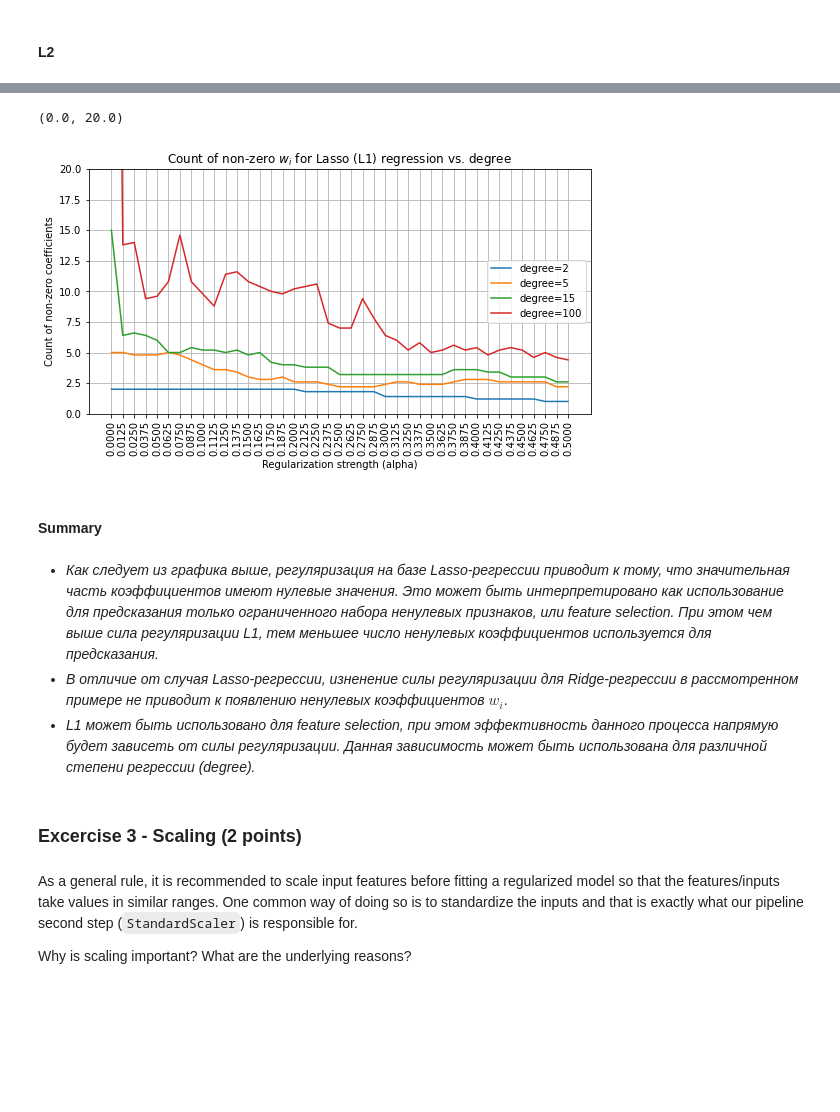
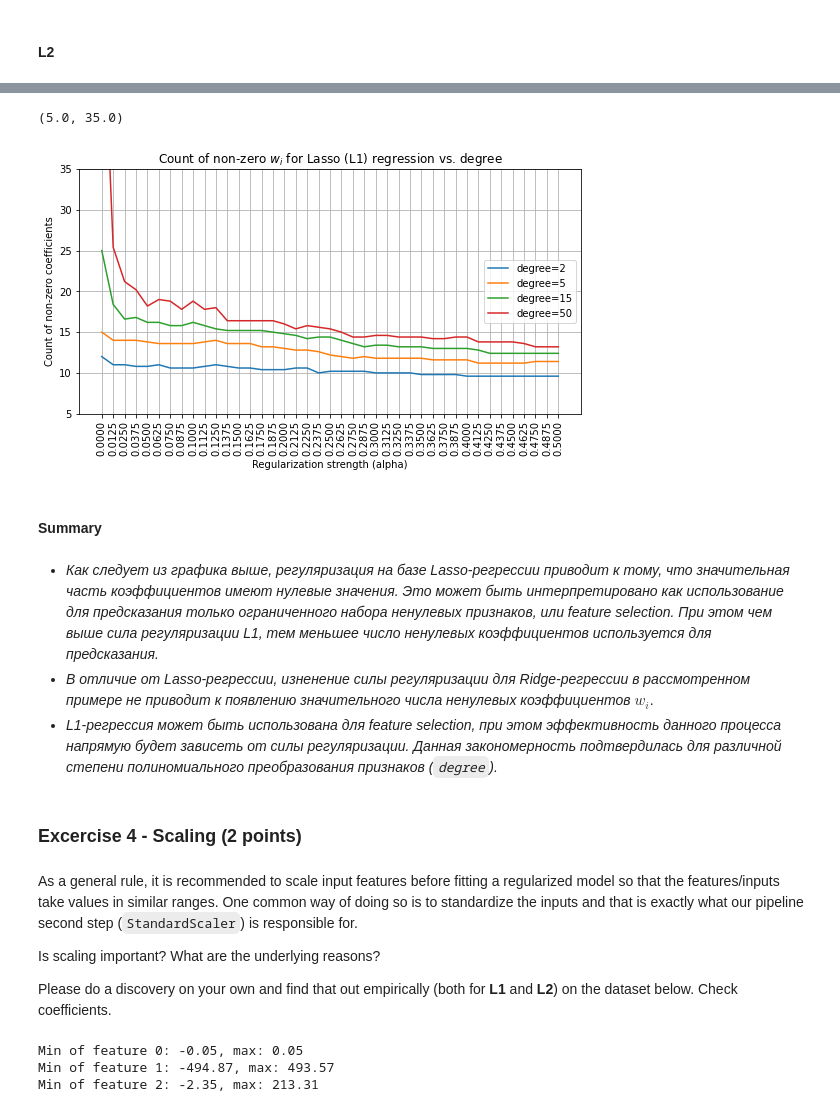
Before and after one commit to aslamovyura/ml-python, a Jupyter notebook: 4_overfitting_regularization/overfitting_regularization.ipynb, the cells around one changed output, grey strips where cells are left out. Saved outputs shown, nothing was run; the diff lists cells and outputs as text; code cells hidden in the pictures; blank space fills up the shorter version.

```diff
--- a/4_overfitting_regularization/overfitting_regularization.ipynb
+++ b/4_overfitting_regularization/overfitting_regularization.ipynb
@@ -358,11 +484,10 @@ plot_fitting_graph(ALPHAS, rmse_train_l1, rmse_valid_l1,
 # %% [markdown]
 #### L2
 # %%
-## your code
 rmse_train_l2, rmse_valid_l2, avg_coef_l2 = [], [], []
 for alpha in ALPHAS:
-    results_l2 = cross_validate(make_model(degree=15, penalty='L2', alpha=alpha),
-                             X, y, cv=5,
+    results_l2 = cross_validate(make_model(degree=1, penalty='L2', alpha=alpha),
+                             X_diabetes_poly, y_diabetes, cv=5,
                              return_train_score=True, return_estimator=True,
                              scoring='neg_root_mean_squared_error')
     rmse_train_l2.append(-np.mean(results_l2['train_score']))
@@ -391,22 +518,20 @@ Please do a discovery on your own and find that out empirically (both for **L1**
 # %% [markdown]
 #### L1
 # %%
-## your code
 nonzero_count_l1 = []
 for alpha in ALPHAS:
-    results_l1 = cross_validate(make_model(degree=15, penalty='L1', alpha=alpha),
-                             X, y, cv=5,
+    results_l1 = cross_validate(make_model(degree=1, penalty='L1', alpha=alpha),
+                             X_diabetes_poly, y_diabetes, cv=5,
                              return_train_score=True, return_estimator=True,
                              scoring='neg_root_mean_squared_error')
     nonzero_count_l1.append(np.mean([np.sum(model['reg'].coef_ != 0) for model in results_l1['estimator']]))
 # %% [markdown]
 #### L2
 # %%
-## your code
 nonzero_count_l2 = []
 for alpha in ALPHAS:
-    results = cross_validate(make_model(degree=15, penalty='L2', alpha=alpha),
-                             X, y, cv=5,
+    results = cross_validate(make_model(degree=1, penalty='L2', alpha=alpha),
+                             X_diabetes_poly, y_diabetes, cv=5,
                              return_train_score=True, return_estimator=True,
                              scoring='neg_root_mean_squared_error')
     nonzero_count_l2.append(np.mean([np.sum(model['reg'].coef_ != 0) for model in results['estimator']]))
@@ -426,52 +551,84 @@ plt.legend(loc='center right')
 # %%
 nonzero_count_l1_2 = []
 nonzero_count_l1_5 = []
-nonzero_count_l1_100 = []
+nonzero_count_l1_50 = []
+
+X_diabetes_poly_2 = get_partially_PolynomialFeatures(X_diabetes, 2, first_col_num);
+X_diabetes_poly_5 = get_partially_PolynomialFeatures(X_diabetes, 5, first_col_num);
+X_diabetes_poly_50 = get_partially_PolynomialFeatures(X_diabetes, 50, first_col_num);
 
 for alpha in ALPHAS:
-    results_2 = cross_validate(make_model(degree=2, penalty='L1', alpha=alpha),
-                             X, y, cv=5,
+    results_2 = cross_validate(make_model(degree=1, penalty='L1', alpha=alpha),
+                             X_diabetes_poly_2, y_diabetes, cv=5,
                              return_train_score=True, return_estimator=True,
                              scoring='neg_root_mean_squared_error')
     nonzero_count_l1_2.append(np.mean([np.sum(model['reg'].coef_ != 0) for model in results_2['estimator']]))
 
-    results_5 = cross_validate(make_model(degree=5, penalty='L1', alpha=alpha),
-                             X, y, cv=5,
+    results_5 = cross_validate(make_model(degree=1, penalty='L1', alpha=alpha),
+                             X_diabetes_poly_5, y_diabetes, cv=5,
                              return_train_score=True, return_estimator=True,
                              scoring='neg_root_mean_squared_error')
     nonzero_count_l1_5.append(np.mean([np.sum(model['reg'].coef_ != 0) for model in results_5['estimator']]))
 
-    results_100 = cross_validate(make_model(degree=100, penalty='L1', alpha=alpha),
-                             X, y, cv=5,
+    results_50 = cross_validate(make_model(degree=1, penalty='L1', alpha=alpha),
+                             X_diabetes_poly_50, y_diabetes, cv=5,
                              return_train_score=True, return_estimator=True,
                              scoring='neg_root_mean_squared_error')
-    nonzero_count_l1_100.append(np.mean([np.sum(model['reg'].coef_ != 0) for model in results_100['estimator']]))
+    nonzero_count_l1_50.append(np.mean([np.sum(model['reg'].coef_ != 0) for model in results_50['estimator']]))
 # %%
 plt.figure(figsize=(9, 4.5))
 plt.plot(ALPHAS, nonzero_count_l1_2, label='degree=2')
 plt.plot(ALPHAS, nonzero_count_l1_5, label='degree=5')
 plt.plot(ALPHAS, nonzero_count_l1, label='degree=15')
-plt.plot(ALPHAS, nonzero_count_l1_100, label='degree=100')
+plt.plot(ALPHAS, nonzero_count_l1_50, label='degree=50')
 
 plt.title('Count of non-zero $w_i$ for Lasso (L1) regression vs. degree')
 plt.xlabel('Regularization strength (alpha)')
 plt.ylabel('Count of non-zero coefficients')
 plt.grid(True)
 plt.xticks(ALPHAS, rotation='vertical')
 plt.legend(loc='center right')
-plt.ylim(0, 20)
+plt.ylim(5, 35)
 # %% [output]
-(0.0, 20.0)
+(5.0, 35.0)
-[figure, old version]
+[figure, new version]
 # %% [markdown]
 #### Summary
 # %% [markdown]
 - *Как следует из графика выше, регуляризация на базе Lasso-регрессии приводит к тому, что значительная часть коэффициентов имеют нулевые значения. Это может быть интерпретировано как использование для предсказания только ограниченного набора ненулевых признаков, или feature selection. При этом чем выше сила регуляризации L1, тем меньшее число ненулевых коэффициентов используется для предсказания.*
-- *В отличие от случая Lasso-регрессии, изненение силы регуляризации для Ridge-регрессии в рассмотренном примере не приводит к появлению ненулевых коэффициентов $w_i$*.
-- *L1 может быть использовано для feature selection, при этом эффективность данного процесса напрямую будет зависеть от силы регуляризации. Данная зависимость может быть использована для различной степени регрессии (degree).*
+- *В отличие от Lasso-регрессии, изненение силы регуляризации для Ridge-регрессии в рассмотренном примере не приводит к появлению значительного числа ненулевых коэффициентов $w_i$*.
+- *L1-регрессия может быть использована для feature selection, при этом эффективность данного процесса напрямую будет зависеть от силы регуляризации. Данная закономерность подтвердилась для различной степени полиномиального преобразования признаков (`degree`).*
 # %% [markdown]
-### Excercise 3 - Scaling (2 points)
+### Excercise 4 - Scaling (2 points)
 # %% [markdown]
 As a general rule, it is recommended to scale input features before fitting a regularized model so that the features/inputs take values in similar ranges. One common way of doing so is to standardize the inputs and that is exactly what our pipeline  second step (`StandardScaler`) is responsible for.
 
-Why is scaling important? What are the underlying reasons?
+Is scaling important? What are the underlying reasons?
+
+Please do a discovery on your own and find that out empirically (both for **L1** and **L2**) on the dataset below. Check coefficients.
+# %%
+def target_function_hw(x):
+    return 2 * x
+
+def generate_samples_hw():
+    np.random.seed(SEED)
+    x = np.random.uniform(*RANGE, size=N_SAMPLES)
+
+    np.random.seed(SEED+1)
+    x_noise = np.random.uniform(*[x * 100 for x in RANGE], size=N_SAMPLES)
+    x_noise2 = np.random.normal(100, 50, size=N_SAMPLES)
+
+    y = target_function_hw(x) + np.random.normal(scale=4, size=N_SAMPLES)
+
+    return np.concatenate([x.reshape(-1, 1) / 100,
+                           x_noise.reshape(-1, 1),
+                           x_noise2.reshape(-1, 1)], axis=1), y
+
+X_hw, y_hw = generate_samples_hw()
+
+for i in range(X_hw.shape[1]):
+    print(f'Min of feature {i}: {min(X_hw[:, i]):.2f}, max: {max(X_hw[:, i]):.2f}')
+# %% [output]
+Min of feature 0: -0.05, max: 0.05
+Min of feature 1: -494.87, max: 493.57
+Min of feature 2: -2.35, max: 213.31
```
Also changed, not shown: parts of 67 cells of this notebook.
